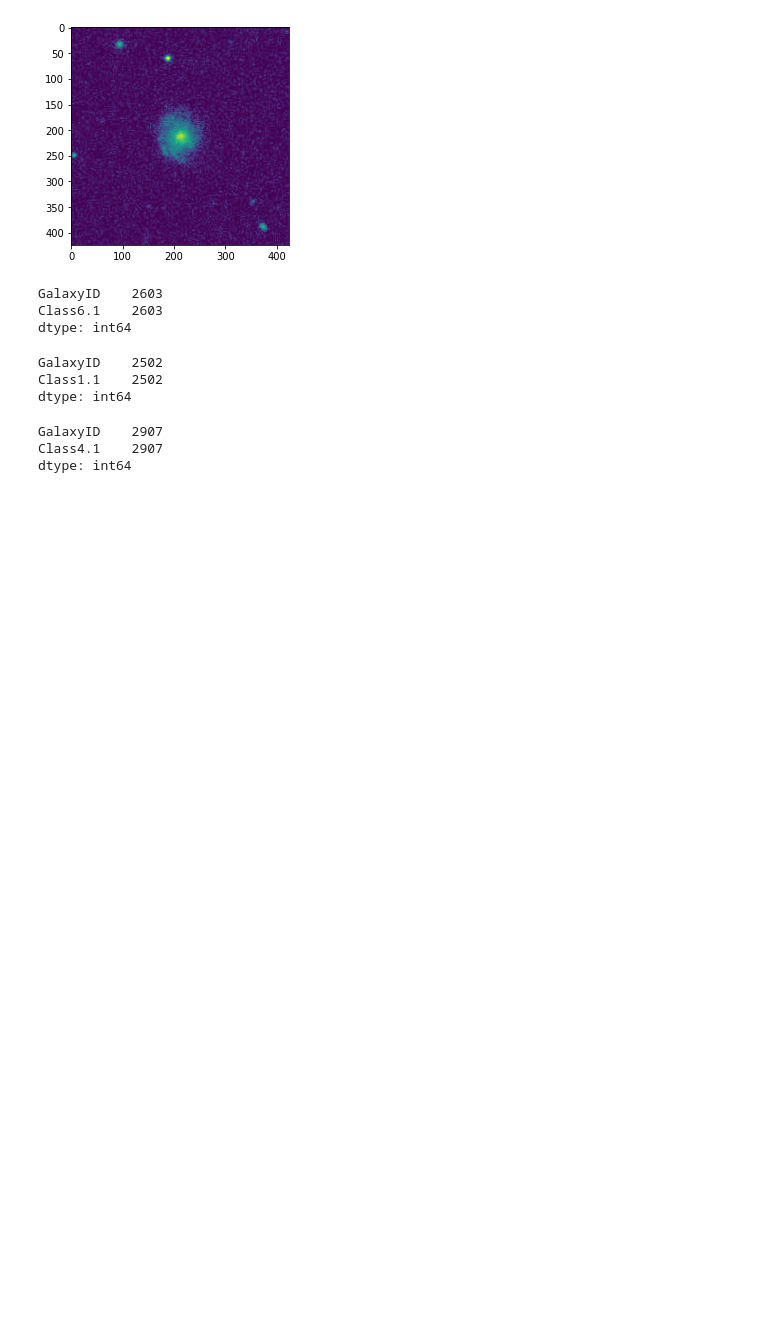
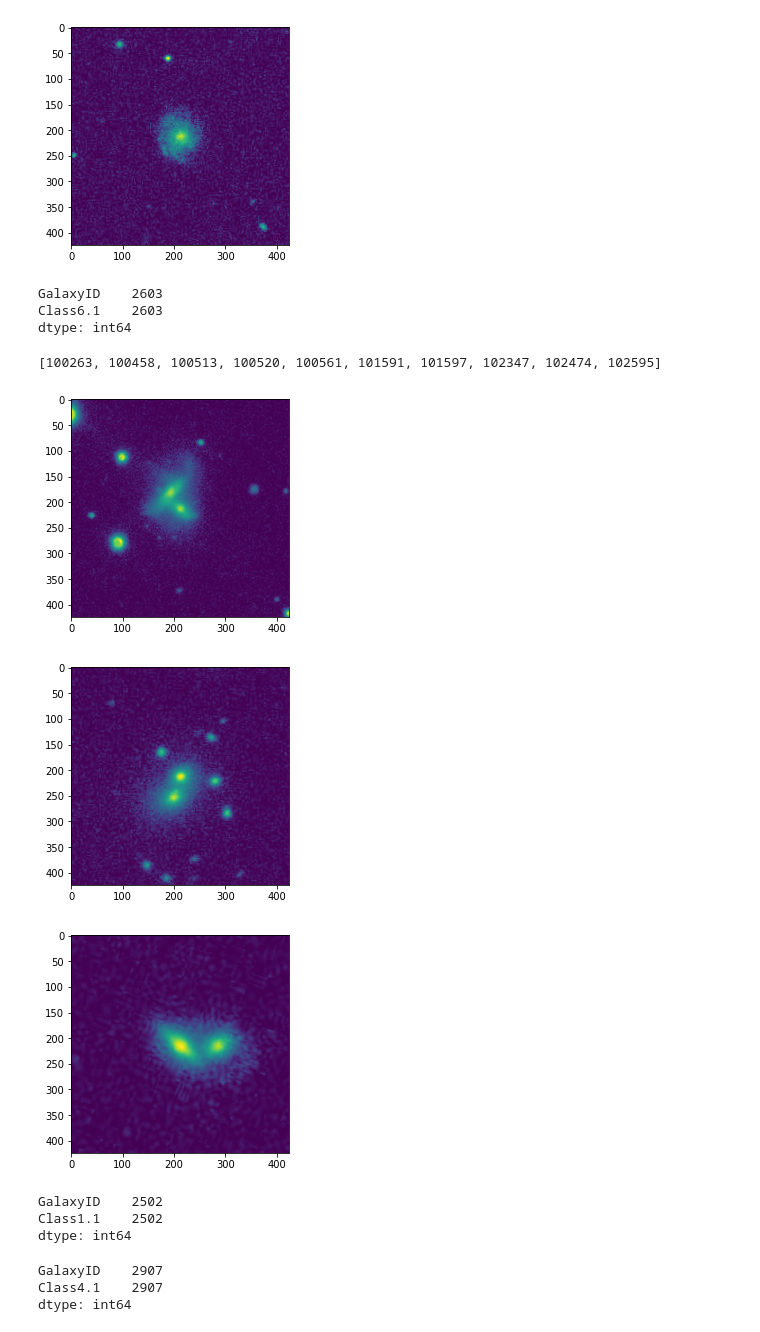
Before and after one commit to yhyu13/Galaxy_Zoo_Capsule, a Jupyter notebook: data/galaxy_zoo.ipynb, the cells around one changed output. Cells and saved outputs as stored; diff of their text form; code cells hidden in the pictures; blank space fills up the shorter version.

```diff
--- a/data/galaxy_zoo.ipynb
+++ b/data/galaxy_zoo.ipynb
@@ -74,8 +74,27 @@ Class6.1    2603
 dtype: int64
 # %%
 # get irregular galaxy ID
-irregular_id = list(df_irregular1['GalaxyID'])
-print(irregular_id[:10])
+odd_id = list(df_odd1['GalaxyID'])
+print(odd_id[:10])
+# %% [output]
+[100263, 100458, 100513, 100520, 100561, 101591, 101597, 102347, 102474, 102595]
+# %%
+GALAXY_ORIG_FOLDER = './images_training_rev1/'
+
+import cv2
+img = cv2.imread(GALAXY_ORIG_FOLDER+'%d.jpg' % odd_id[0],0)
+plt.imshow(img)
+plt.show()
+img = cv2.imread(GALAXY_ORIG_FOLDER+'%d.jpg' % odd_id[1],0)
+plt.imshow(img)
+plt.show()
+img = cv2.imread(GALAXY_ORIG_FOLDER+'%d.jpg' % odd_id[2],0)
+plt.imshow(img)
+plt.show()
+# %% [output]
+[figure, added]
+[figure, added]
+[figure, added]
 # %%
 df_elliptical = df[['GalaxyID','Class1.1']] # Smooth (1.1)
 # %%
```
Also changed, not shown: 1 other file.
